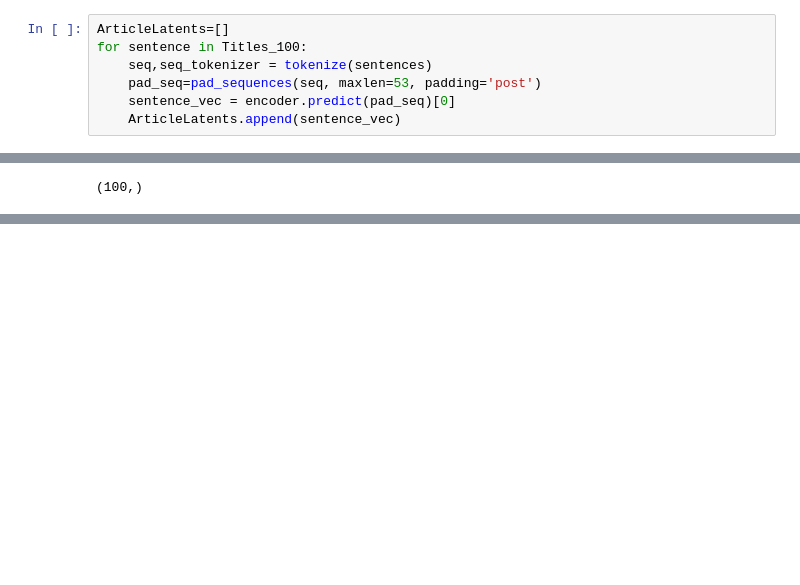
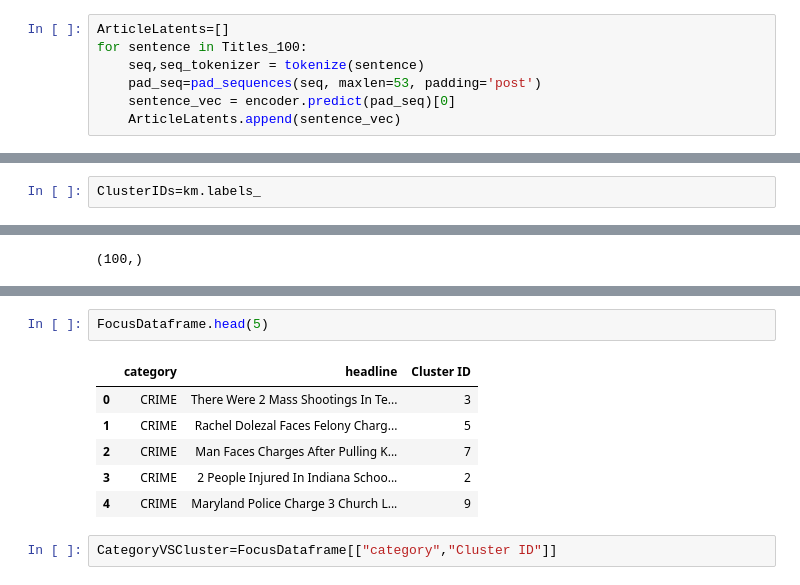
Before and after one commit to Harsha-Musunuri/Super-Influencers-of-Media-with-LSTM-BERT, a Jupyter notebook: LSTM_Encoder/UBS_LSTM_AutoEncoder.ipynb, the cells around one changed output, grey strips where cells are left out. Drawn from its saved outputs; the diff is of its cells as text; blank space fills up the shorter version.

```diff
--- a/LSTM_Encoder/UBS_LSTM_AutoEncoder.ipynb
+++ b/LSTM_Encoder/UBS_LSTM_AutoEncoder.ipynb
@@ -281,7 +283,7 @@ Titles_100[0]
 # %%
 ArticleLatents=[]
 for sentence in Titles_100:
-    seq,seq_tokenizer = tokenize(sentences)
+    seq,seq_tokenizer = tokenize(sentence)
     pad_seq=pad_sequences(seq, maxlen=53, padding='post')
     sentence_vec = encoder.predict(pad_seq)[0]
     ArticleLatents.append(sentence_vec)
@@ -332,0 +325,2 @@ array([0, 0, 0, 0, 0, 0, 0, 0, 0, 0, 0, 0, 0, 0, 0, 0, 0, 0, 0, 0, 0, 0,
+# %%
+ClusterIDs=km.labels_
@@ -336,0 +371,11 @@ km.labels_.shape
+# %%
+FocusDataframe.head(5)
+# %% [output]
+|  | category | headline | Cluster ID |
+| 0 | CRIME | There Were 2 Mass Shootings In Te... | 3 |
+| 1 | CRIME | Rachel Dolezal Faces Felony Charg... | 5 |
+| 2 | CRIME | Man Faces Charges After Pulling K... | 7 |
+| 3 | CRIME | 2 People Injured In Indiana Schoo... | 2 |
+| 4 | CRIME | Maryland Police Charge 3 Church L... | 9 |
+# %%
+CategoryVSCluster=FocusDataframe[["category","Cluster ID"]]
```
Also changed, not shown: parts of 28 cells of this notebook.
